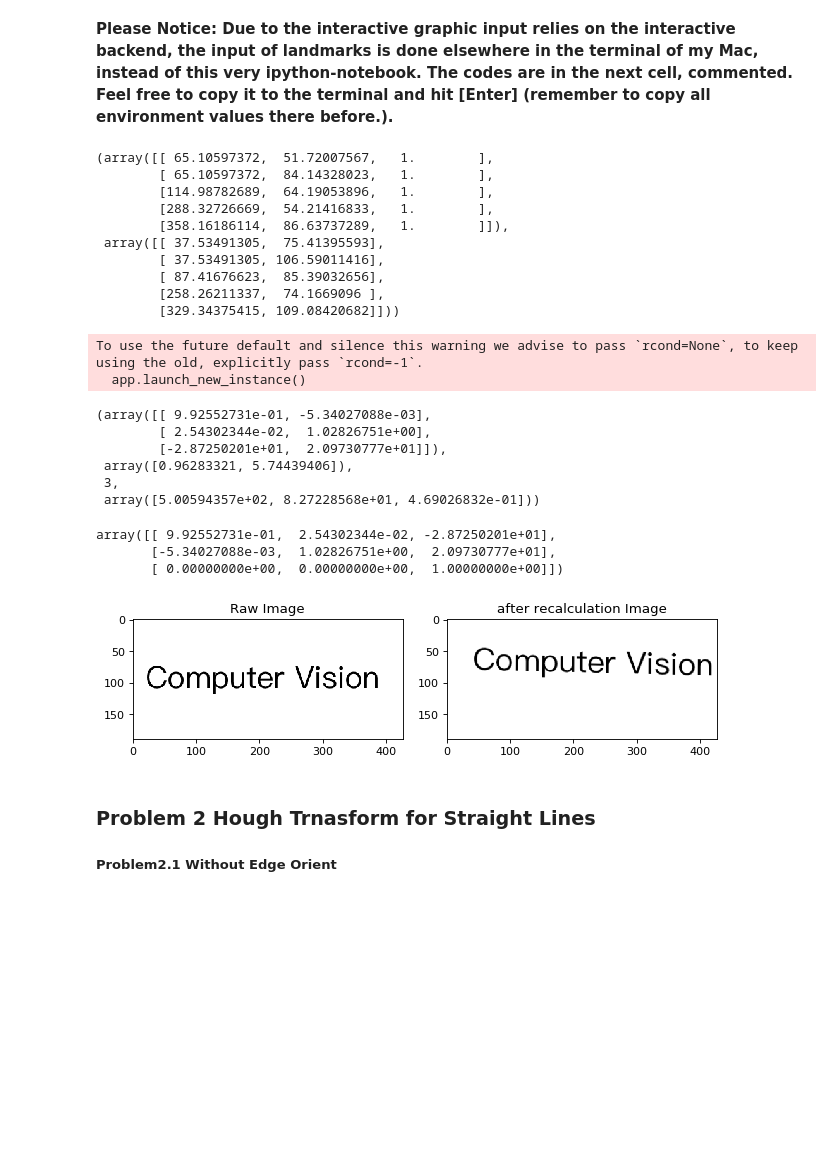
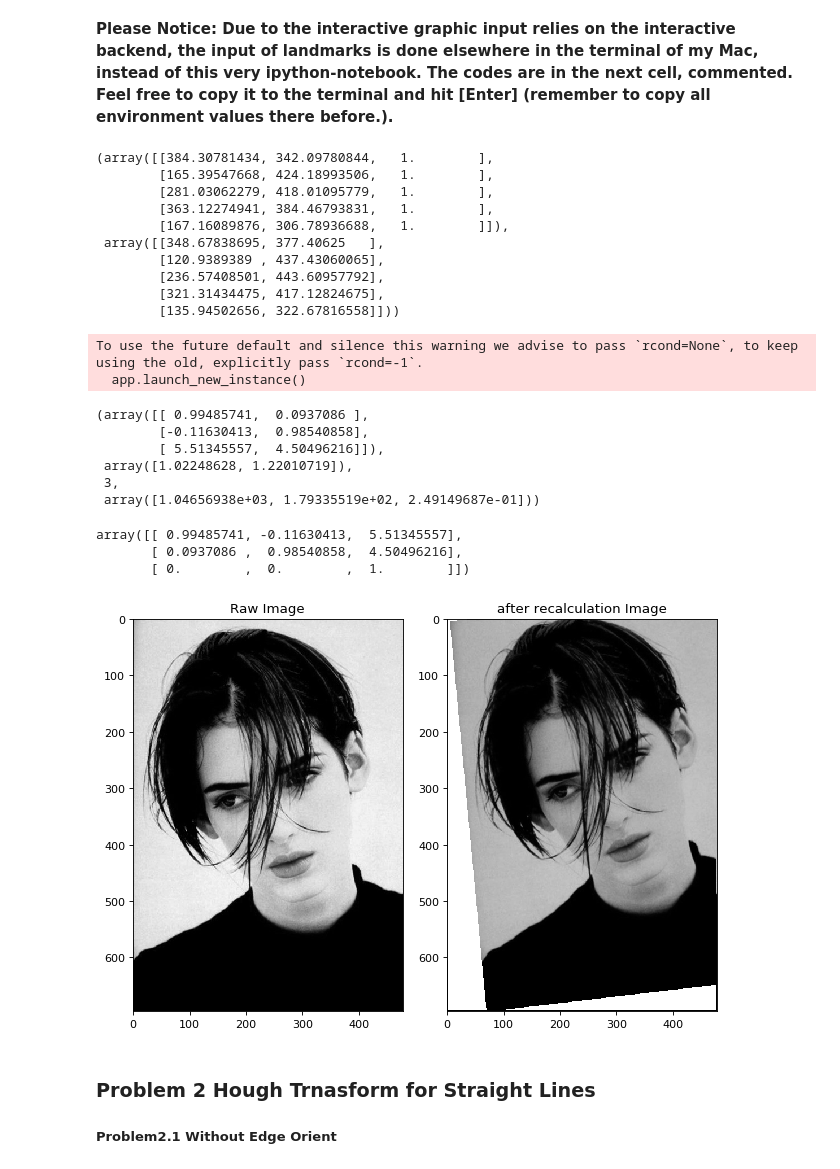
Before and after one commit to edwardchu-studio/CVHomework, a Jupyter notebook: HW3/pract/Proj2(HW3Prac).ipynb, the cells around one changed output. Saved outputs shown, nothing was run; the diff lists cells and outputs as text; code cells hidden in the pictures; blank space fills up the shorter version.

Commit message:
added another image for line detection

```diff
--- a/HW3/pract/Proj2(HW3Prac).ipynb
+++ b/HW3/pract/Proj2(HW3Prac).ipynb
@@ -34,6 +34,8 @@ img4=rgb2gray(misc.imread('xbl.png'))
 img5=rgb2gray(misc.imread('xm.png'))
 img6=rgb2gray(misc.imread('fd.png'))
 img7=rgb2gray(misc.imread('cv.png'))
+ryder=rgb2gray(misc.imread('ryder.png'))
+h=rgb2gray(misc.imread('h.jpeg'))
 imgs=[img1,img2,img3]
 # %% [markdown]
 ### Problem 1 Affine Image Transformation
@@ -150,7 +152,42 @@ compTrans(img1,getTranslationMetrix((20,15)).dot(getShearMetrix((-0.2,0))),t='Tr
 **Please Notice: Due to the interactive graphic input relies on the interactive backend, the input of landmarks is done elsewhere in the terminal of my Mac, instead of this very ipython-notebook. The codes are in the next cell, commented. Feel free to copy it to the terminal and hit [Enter] (remember to copy all environment values there before.).**
 # %%
 # clicked=[(66.21697862737287, 96.61374352847469,1), (92.54099296429047, 77.90804858622062), (258.2621133678481, 76.66100225673699,1), (288.3272666932164, 55.46121465551573), (188.42751891676622, 79.15509491570424,1), (217.2456259126509, 57.95530731448292), (329.3437541484136, 76.66100225673699,1), (359.40890747378194, 57.95530731448292), (293.1794105933891, 79.15509491570424,1), (321.9975175892738, 59.202353643966546)]
-clicked=[(37.53491304924995, 75.41395592725343), (65.10597371565109, 51.72007566706492), (37.53491304924995, 106.59011416434356), (65.10597371565109, 84.14328023363862), (87.41676622859416, 85.39032656312224), (114.98782689499535, 64.19053896190098), (258.2621133678481, 74.1669095977698), (288.3272666932164, 54.21416832603211), (329.3437541484136, 109.08420682331075), (358.1618611442983, 86.63737289260587)]
+# def getLandMarks(img):
+#     plt.figure(1)
+#     plt.subplot(121)
+#     plt.imshow(img,cmap='gray')
+#     plt.subplot(122)
+#     plt.imshow(transformByBilinear(img,getRotateMetrix(0.1)),cmap='gray')
+#     print("Please click")
+#     clicked = plt.ginput(10)
+#     print("clicked", clicked)
+#     plt.show()
+
+#     return clicked
+
+
+# getLandMarks(ryder)
+clicked=[(301.95860215053773, 494.66522580645176),
+ (351.81559139784963, 462.88941935483876),
+ (376.1021505376345, 493.4883440860216),
+ (425.9591397849463, 454.651247311828),
+ (264.2983870967742, 631.1835053763442),
+ (327.10107526881734, 605.2921075268819),
+ (416.11612903225813, 638.2447956989249),
+ (477.741935483871, 594.7001720430109),
+ (340.7956989247312, 617.0609247311829),
+ (401.244623655914, 577.0469462365593)]
+# clicked=[(348.6783869539552, 377.40625),
+#  (384.3078143447465, 342.09780844155847),
+#  (120.93893890200718, 437.43060064935065),
+#  (165.3954766824088, 424.18993506493507),
+#  (236.57408500590333, 443.60957792207796),
+#  (281.0306227863048, 418.0109577922078),
+#  (321.31434474616304, 417.12824675324674),
+#  (363.12274940968155, 384.46793831168833),
+#  (135.94502656434486, 322.6781655844156),
+#  (167.16089876033084, 306.7893668831169)]
+# clicked=[(37.53491304924995, 75.41395592725343), (65.10597371565109, 51.72007566706492), (37.53491304924995, 106.59011416434356), (65.10597371565109, 84.14328023363862), (87.41676622859416, 85.39032656312224), (114.98782689499535, 64.19053896190098), (258.2621133678481, 74.1669095977698), (288.3272666932164, 54.21416832603211), (329.3437541484136, 109.08420682331075), (358.1618611442983, 86.63737289260587)]
 # a,b,c,d,e,f=symbols('a b c d e f')
 
 # init_printing(use_unicode=True)
@@ -160,47 +197,47 @@ clicked=[(37.53491304924995, 75.41395592725343), (65.10597371565109, 51.72007566
 # %%
 a=[list(clicked[1])+[1],
 list(clicked[3])+[1],
 list(clicked[5])+[1],
 list(clicked[7])+[1],
 list(clicked[9])+[1]]
 
 b=[list(clicked[0]),
 list(clicked[2]),
 list(clicked[4]),
 list(clicked[6]),
 list(clicked[8])]
 A=np.array(a)
 B=np.array(b)
 A,B
 # x = np.linalg.solve(A, B)
 x=np.linalg.lstsq(A,B)
 x
 calculated=np.append(x[0].T,[[0,0,1]],axis=0)
 calculated
-compTrans(img7,calculated,t='after recalculation',sample='bn')
+compTrans(ryder,calculated,t='after recalculation',sample='bn')
 # %% [output]
-(array([[ 65.10597372,  51.72007567,   1.        ],
-        [ 65.10597372,  84.14328023,   1.        ],
-        [114.98782689,  64.19053896,   1.        ],
-        [288.32726669,  54.21416833,   1.        ],
-        [358.16186114,  86.63737289,   1.        ]]),
- array([[ 37.53491305,  75.41395593],
-        [ 37.53491305, 106.59011416],
-        [ 87.41676623,  85.39032656],
-        [258.26211337,  74.1669096 ],
-        [329.34375415, 109.08420682]]))
+(array([[384.30781434, 342.09780844,   1.        ],
+        [165.39547668, 424.18993506,   1.        ],
+        [281.03062279, 418.01095779,   1.        ],
+        [363.12274941, 384.46793831,   1.        ],
+        [167.16089876, 306.78936688,   1.        ]]),
+ array([[348.67838695, 377.40625   ],
+        [120.9389389 , 437.43060065],
+        [236.57408501, 443.60957792],
+        [321.31434475, 417.12824675],
+        [135.94502656, 322.67816558]]))
 To use the future default and silence this warning we advise to pass `rcond=None`, to keep using the old, explicitly pass `rcond=-1`.
   app.launch_new_instance()
-(array([[ 9.92552731e-01, -5.34027088e-03],
-        [ 2.54302344e-02,  1.02826751e+00],
-        [-2.87250201e+01,  2.09730777e+01]]),
- array([0.96283321, 5.74439406]),
+(array([[ 0.99485741,  0.0937086 ],
+        [-0.11630413,  0.98540858],
+        [ 5.51345557,  4.50496216]]),
+ array([1.02248628, 1.22010719]),
  3,
- array([5.00594357e+02, 8.27228568e+01, 4.69026832e-01]))
+ array([1.04656938e+03, 1.79335519e+02, 2.49149687e-01]))
-array([[ 9.92552731e-01,  2.54302344e-02, -2.87250201e+01],
-       [-5.34027088e-03,  1.02826751e+00,  2.09730777e+01],
-       [ 0.00000000e+00,  0.00000000e+00,  1.00000000e+00]])
+array([[ 0.99485741, -0.11630413,  5.51345557],
+       [ 0.0937086 ,  0.98540858,  4.50496216],
+       [ 0.        ,  0.        ,  1.        ]])
-[figure, old version]
+[figure, new version]
 # %% [markdown]
 ### Problem 2 Hough Trnasform for Straight Lines
 ##### Problem2.1  Without Edge Orient
```
Also changed, not shown: 2 other files.
